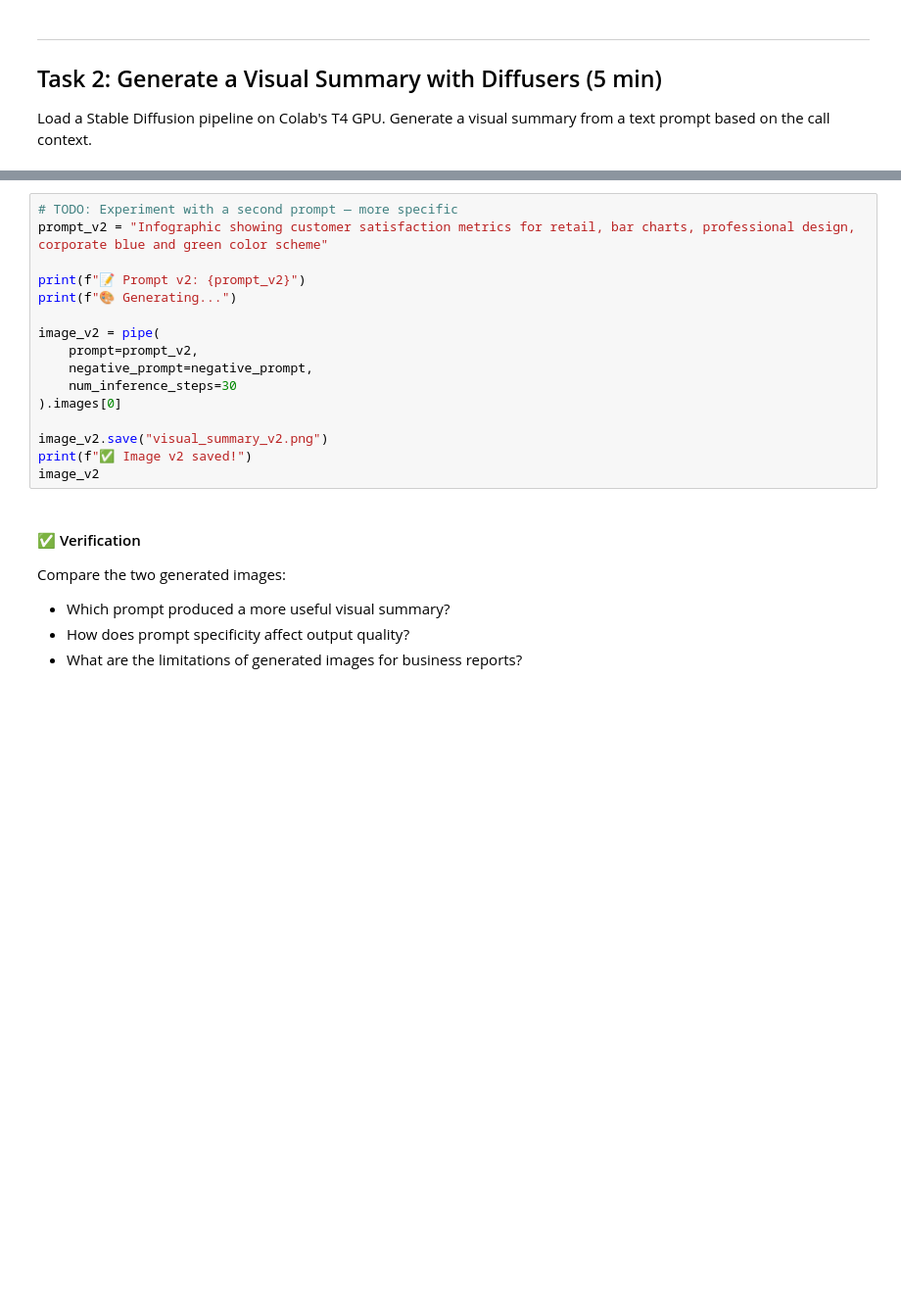
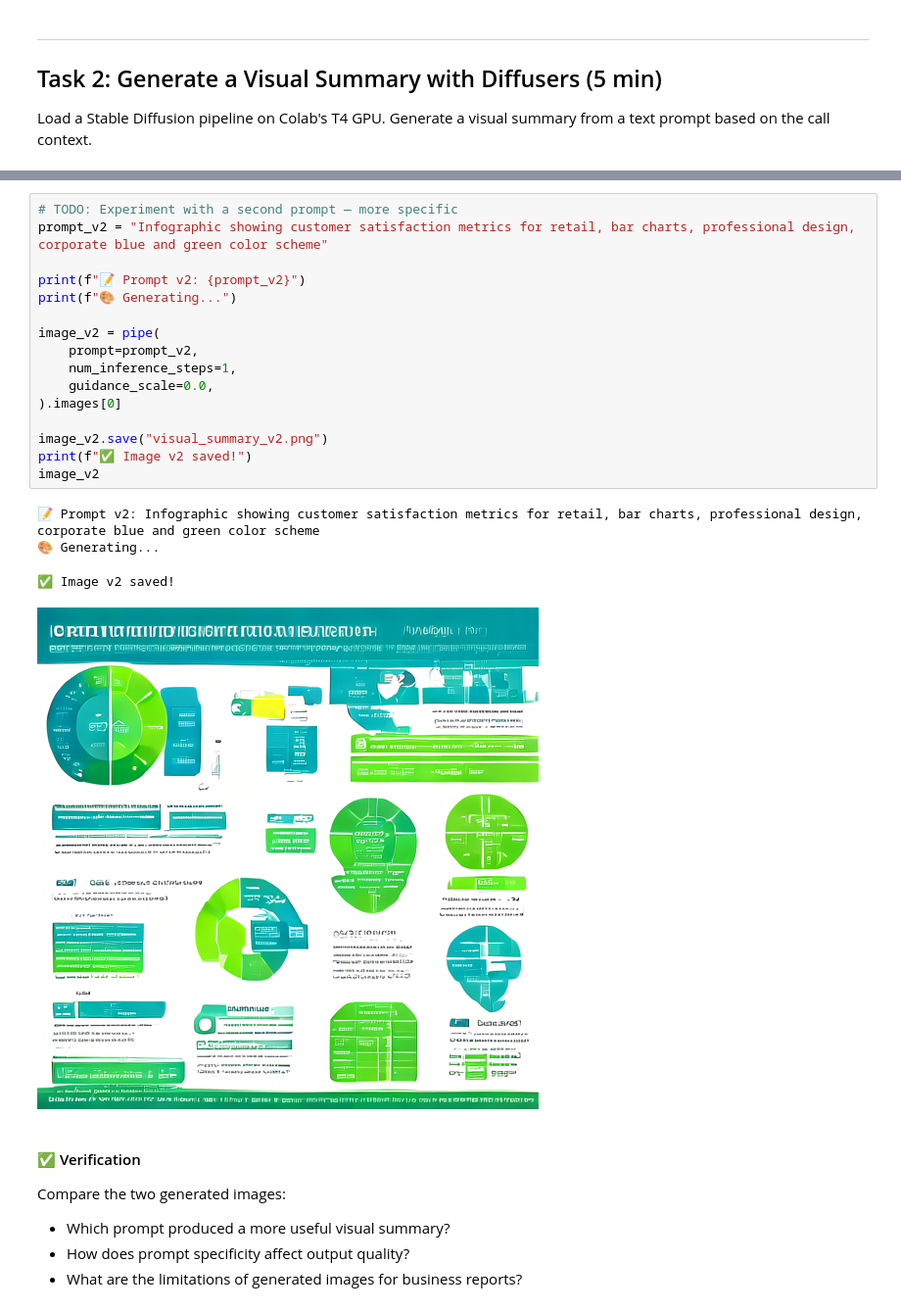
Before and after one commit to AIGuruOne/Coursera-HuggingFace, a Jupyter notebook: C3_HOL2_Audio_Generation_and_Adaptation.ipynb, the cells around one changed output, grey strips where cells are left out. Shown at 98% size. Cells and saved outputs as stored; diff of their text form; blank space fills up the shorter version.

```diff
--- a/C3_HOL2_Audio_Generation_and_Adaptation.ipynb
+++ b/C3_HOL2_Audio_Generation_and_Adaptation.ipynb
@@ -183,19 +218,24 @@ image
 # %%
 # TODO: Experiment with a second prompt — more specific
 prompt_v2 = "Infographic showing customer satisfaction metrics for retail, bar charts, professional design, corporate blue and green color scheme"
 
 print(f"📝 Prompt v2: {prompt_v2}")
 print(f"🎨 Generating...")
 
 image_v2 = pipe(
     prompt=prompt_v2,
-    negative_prompt=negative_prompt,
-    num_inference_steps=30
+    num_inference_steps=1,
+    guidance_scale=0.0,
 ).images[0]
 
 image_v2.save("visual_summary_v2.png")
 print(f"✅ Image v2 saved!")
 image_v2
+# %% [output]
+📝 Prompt v2: Infographic showing customer satisfaction metrics for retail, bar charts, professional design, corporate blue and green color scheme
+🎨 Generating...
+✅ Image v2 saved!
+[figure, added]
 # %% [markdown]
 #### ✅ Verification
 Compare the two generated images:
```
Also changed, not shown: parts of 8 cells of this notebook.
